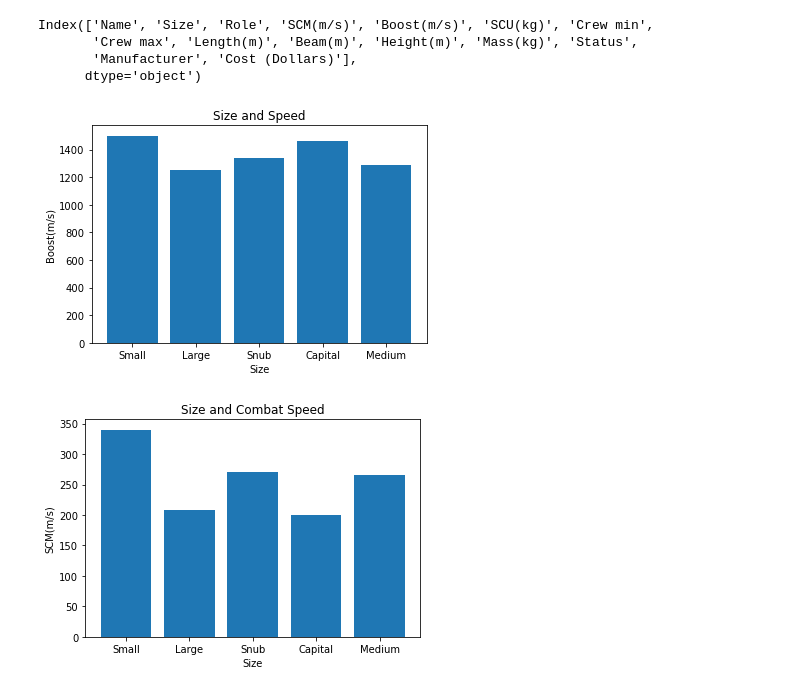
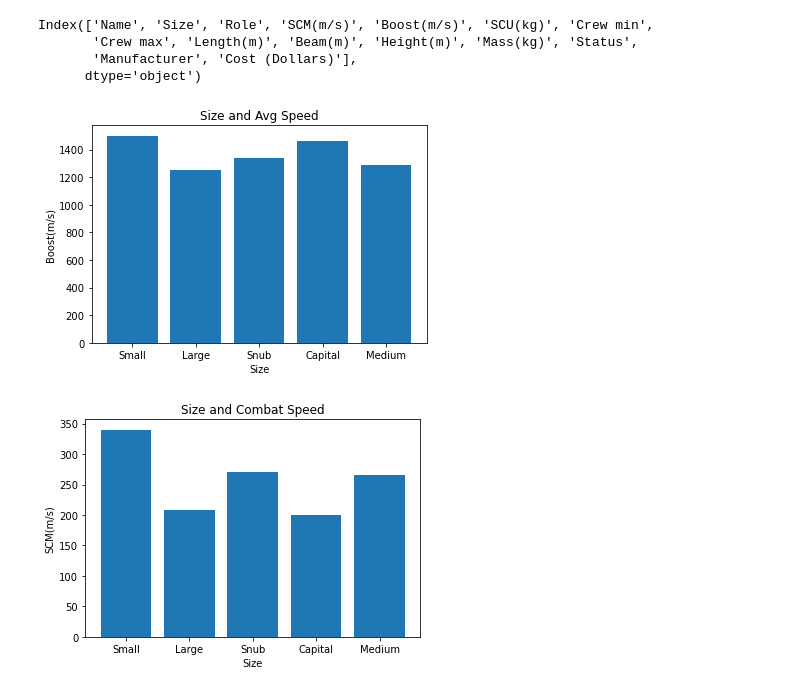
Before and after one commit to DINHC/starcitizen, a Jupyter notebook: stargraph.ipynb, the cells around one changed output. Saved outputs shown, nothing was run; the diff lists cells and outputs as text; code cells hidden in the pictures.

Commit message:
Made more charts

```diff
--- a/stargraph.ipynb
+++ b/stargraph.ipynb
@@ -5,7 +5,7 @@ import scipy.stats as st
 import numpy as np
 import random
 # %%
-starpath = "data/starcitizen1.csv"
+starpath = "data/starset1.csv"
 starset = pd.read_csv(starpath)
 # %%
 starset
@@ -96,0 +97,3 @@ starset1
+# %%
+starset1 = starset1.drop(["Unnamed: 0.1"],axis=1)
+starset1
@@ -121,15 +138,15 @@ Index(['Name', 'Size', 'Role', 'SCM(m/s)', 'Boost(m/s)', 'SCU(kg)', 'Crew min',
 # %%
 x = starset1['Size']
 y = starset1['Boost(m/s)']
 plt.bar(x, y)
 plt.xlabel('Size')
 plt.ylabel('Boost(m/s)')
 
-plt.title("Size and Speed")
+plt.title("Size and Avg Speed")
 
 plt.show()
 # %% [output]
-[figure, old version]
+[figure, new version]
 # %%
 x = starset1['Size']
 y = starset1['SCM(m/s)']
```
Also changed, not shown: parts of 17 cells of this notebook.
